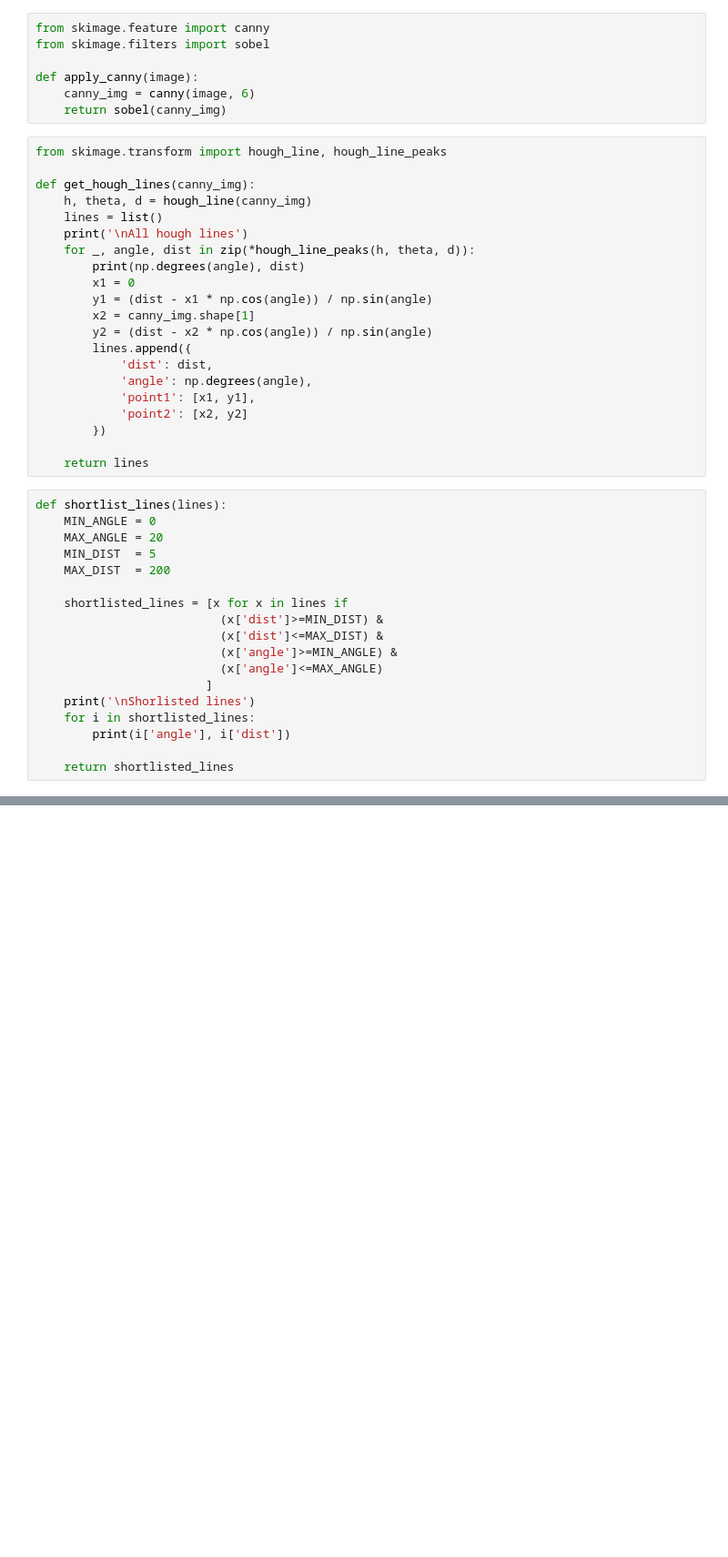
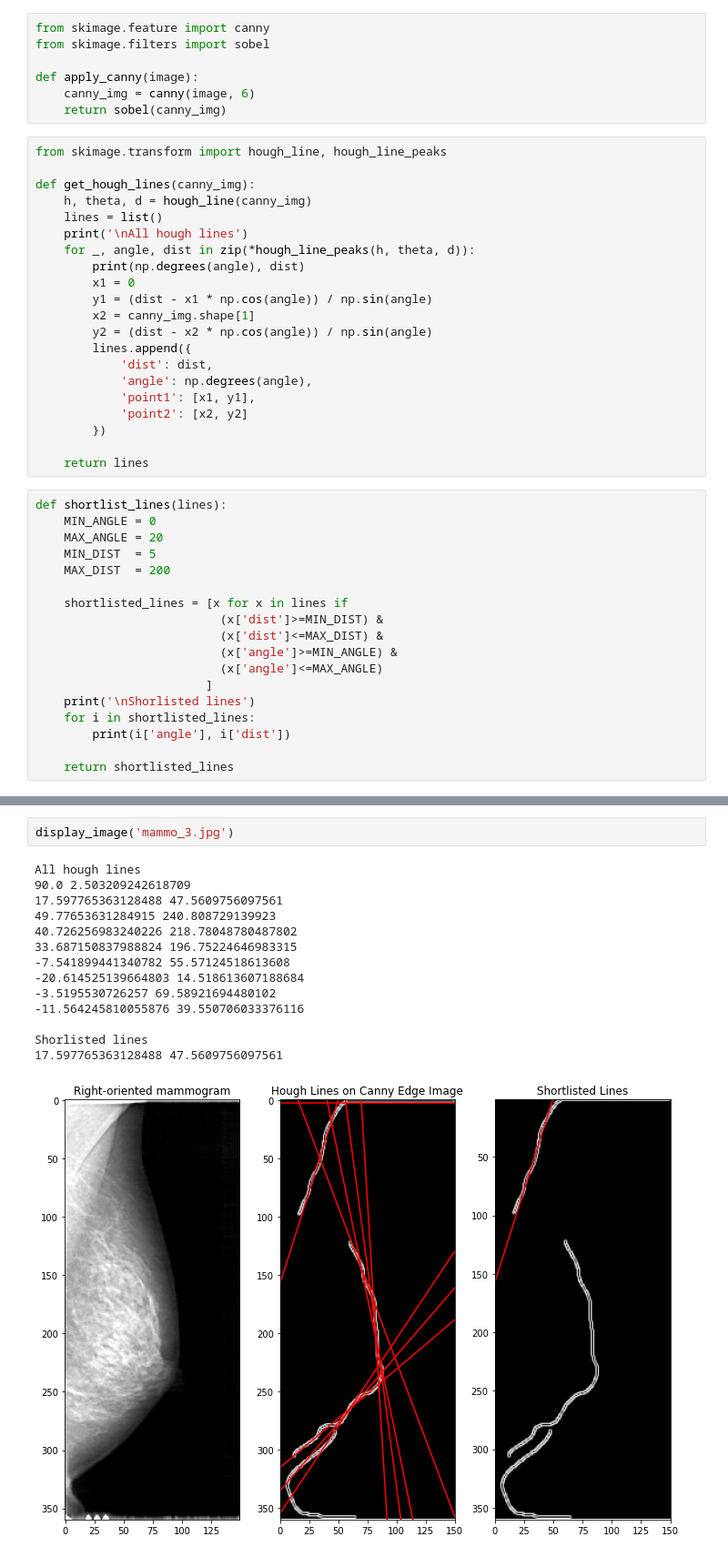
Before and after one commit to gsunit/Pectoral-Muscle-Removal-From-Mammograms, a Jupyter notebook: test.ipynb, the cells around one changed output, grey strips where cells are left out. Shown at 91% size. Drawn from its saved outputs; the diff is of its cells as text; blank space fills up the shorter version.

```diff
--- a/test.ipynb
+++ b/test.ipynb
@@ -104,0 +135,17 @@ Shorlisted lines
+# %%
+display_image('mammo_3.jpg')
+# %% [output]
+All hough lines
+90.0 2.503209242618709
+17.597765363128488 47.5609756097561
+49.77653631284915 240.808729139923
+40.726256983240226 218.78048780487802
+33.687150837988824 196.75224646983315
+-7.541899441340782 55.57124518613608
+-20.614525139664803 14.518613607188684
+-3.5195530726257 69.58921694480102
+-11.564245810055876 39.550706033376116
+
+Shorlisted lines
+17.597765363128488 47.5609756097561
+[figure, added]
```
Also changed, not shown: parts of 7 cells of this notebook, 1 other file.
